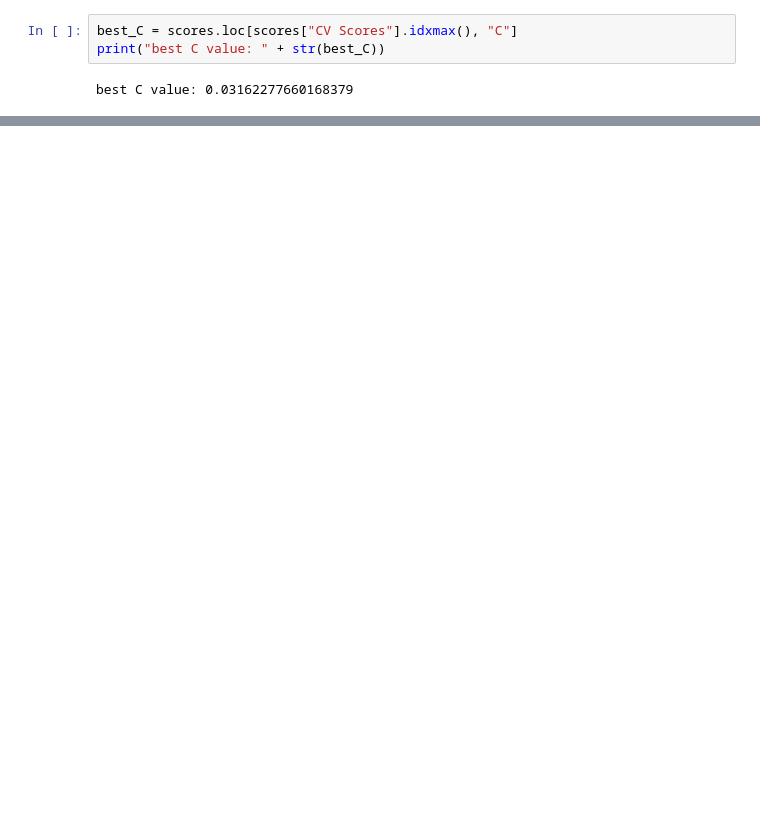
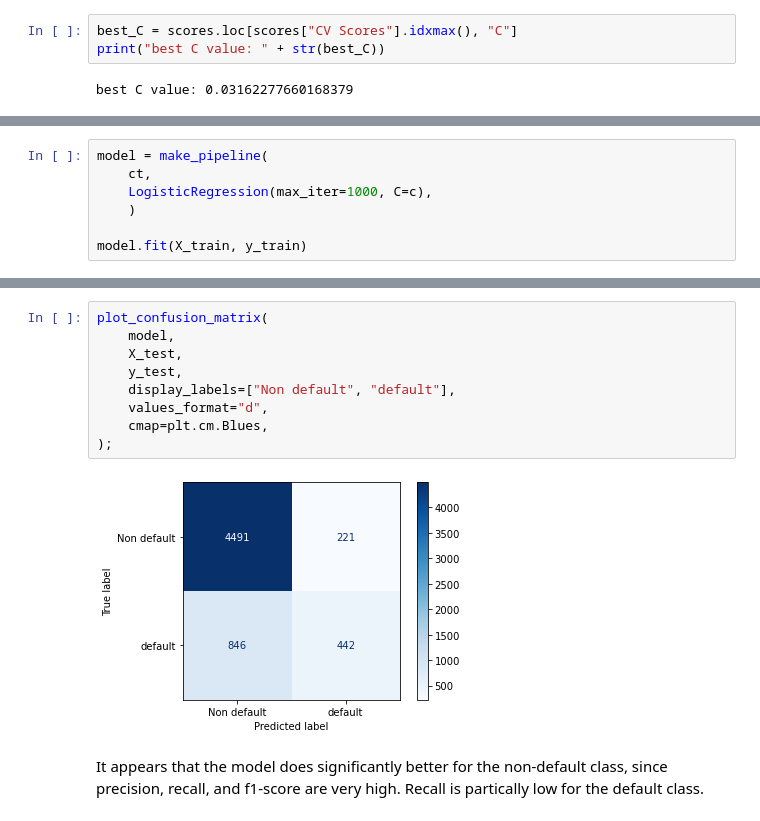
Before and after one commit to hmartin11/DSCI-310-Group-4, a Jupyter notebook: data_analysis.ipynb, the cells around one changed output, grey strips where cells are left out. Drawn from its saved outputs; the diff is of its cells as text; blank space fills up the shorter version.

```diff
--- a/data_analysis.ipynb
+++ b/data_analysis.ipynb
@@ -275,0 +278,7 @@ best C value: 0.03162277660168379
+# %%
+model = make_pipeline(
+    ct,
+    LogisticRegression(max_iter=1000, C=c),
+    )
+
+model.fit(X_train, y_train)
@@ -275,0 +416,13 @@ best C value: 0.03162277660168379
+# %%
+plot_confusion_matrix(
+    model,
+    X_test,
+    y_test,
+    display_labels=["Non default", "default"],
+    values_format="d",
+    cmap=plt.cm.Blues,
+);
+# %% [output]
+[figure, added]
+# %% [markdown]
+It appears that the model does significantly better for the non-default class, since precision, recall, and f1-score are very high. Recall is partically low for the default class.
```
Also changed, not shown: parts of 19 cells of this notebook.
